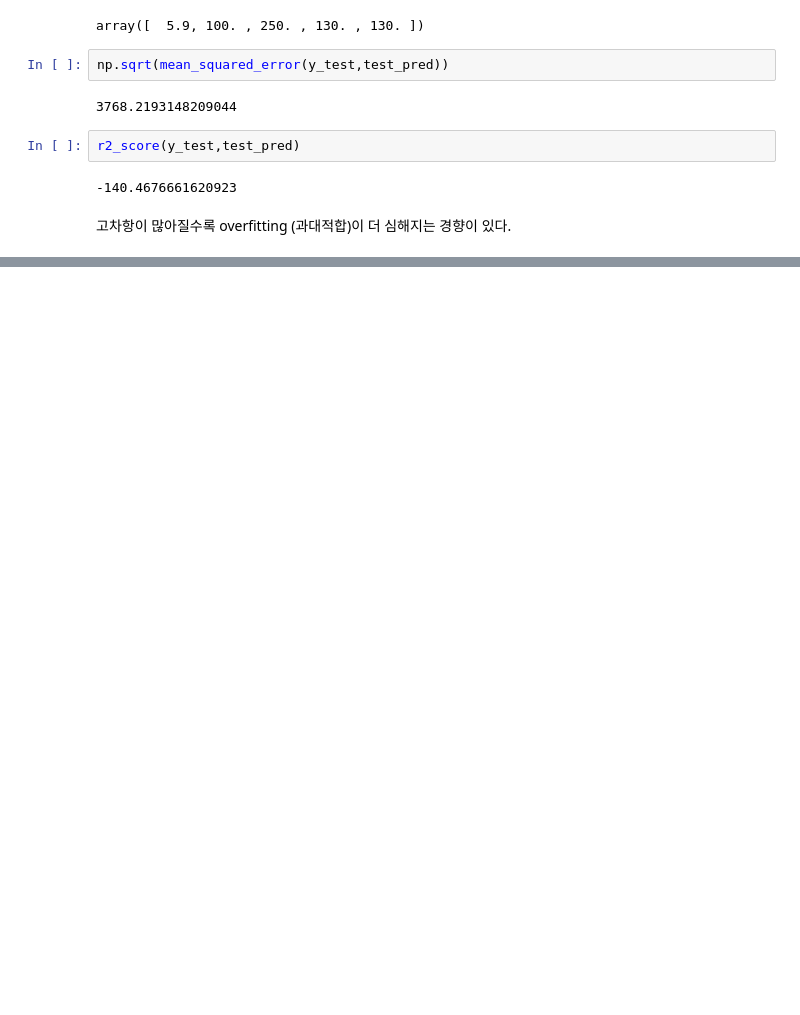
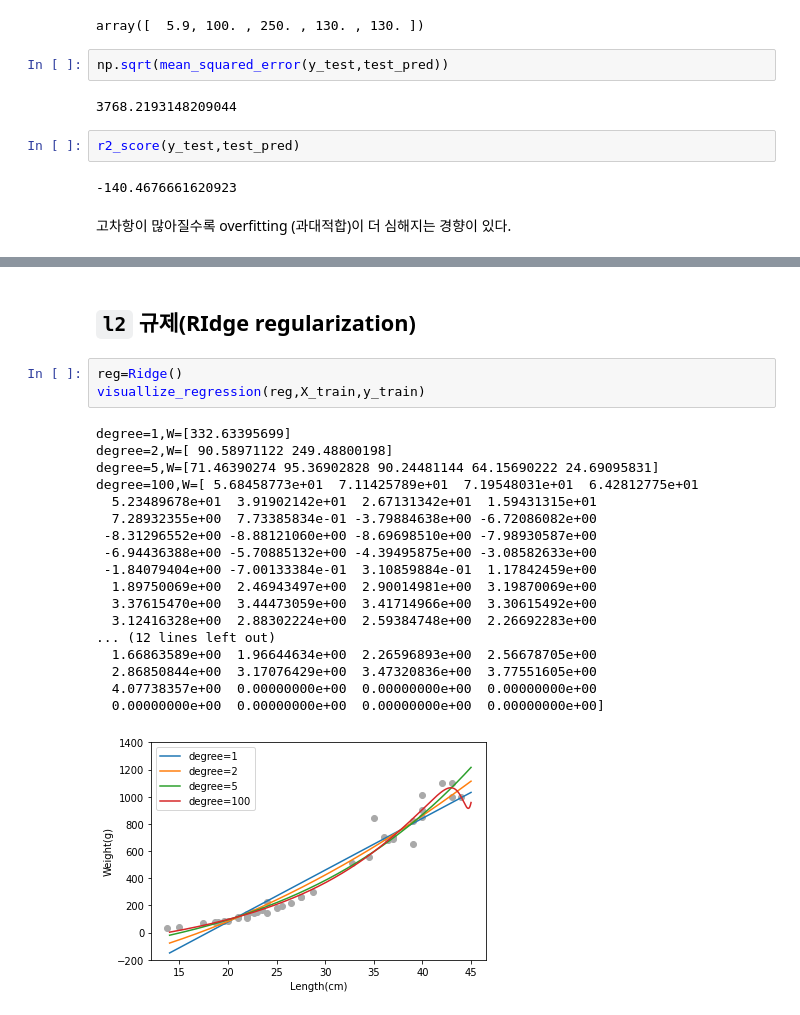
Before and after one commit to sangjin94/itwill-python, a Jupyter notebook: ml06_multiple_regression.ipynb, the cells around one changed output, grey strips where cells are left out. Saved outputs shown, nothing was run; the diff lists cells and outputs as text; blank space fills up the shorter version.

```diff
--- a/ml06_multiple_regression.ipynb
+++ b/ml06_multiple_regression.ipynb
@@ -308,0 +382,24 @@ r2_score(y_test,test_pred)
+# %% [markdown]
+## `l2` 규제(RIdge regularization)
+# %%
+reg=Ridge()
+visuallize_regression(reg,X_train,y_train)
+# %% [output]
+degree=1,W=[332.63395699]
+degree=2,W=[ 90.58971122 249.48800198]
+degree=5,W=[71.46390274 95.36902828 90.24481144 64.15690222 24.69095831]
+degree=100,W=[ 5.68458773e+01  7.11425789e+01  7.19548031e+01  6.42812775e+01
+  5.23489678e+01  3.91902142e+01  2.67131342e+01  1.59431315e+01
+  7.28932355e+00  7.73385834e-01 -3.79884638e+00 -6.72086082e+00
+ -8.31296552e+00 -8.88121060e+00 -8.69698510e+00 -7.98930587e+00
+ -6.94436388e+00 -5.70885132e+00 -4.39495875e+00 -3.08582633e+00
+ -1.84079404e+00 -7.00133384e-01  3.10859884e-01  1.17842459e+00
+  1.89750069e+00  2.46943497e+00  2.90014981e+00  3.19870069e+00
+  3.37615470e+00  3.44473059e+00  3.41714966e+00  3.30615492e+00
+  3.12416328e+00  2.88302224e+00  2.59384748e+00  2.26692283e+00
+... (12 lines left out)
+  1.66863589e+00  1.96644634e+00  2.26596893e+00  2.56678705e+00
+  2.86850844e+00  3.17076429e+00  3.47320836e+00  3.77551605e+00
+  4.07738357e+00  0.00000000e+00  0.00000000e+00  0.00000000e+00
+  0.00000000e+00  0.00000000e+00  0.00000000e+00  0.00000000e+00]
+[figure, added]
```
Also changed, not shown: parts of 23 cells of this notebook.
